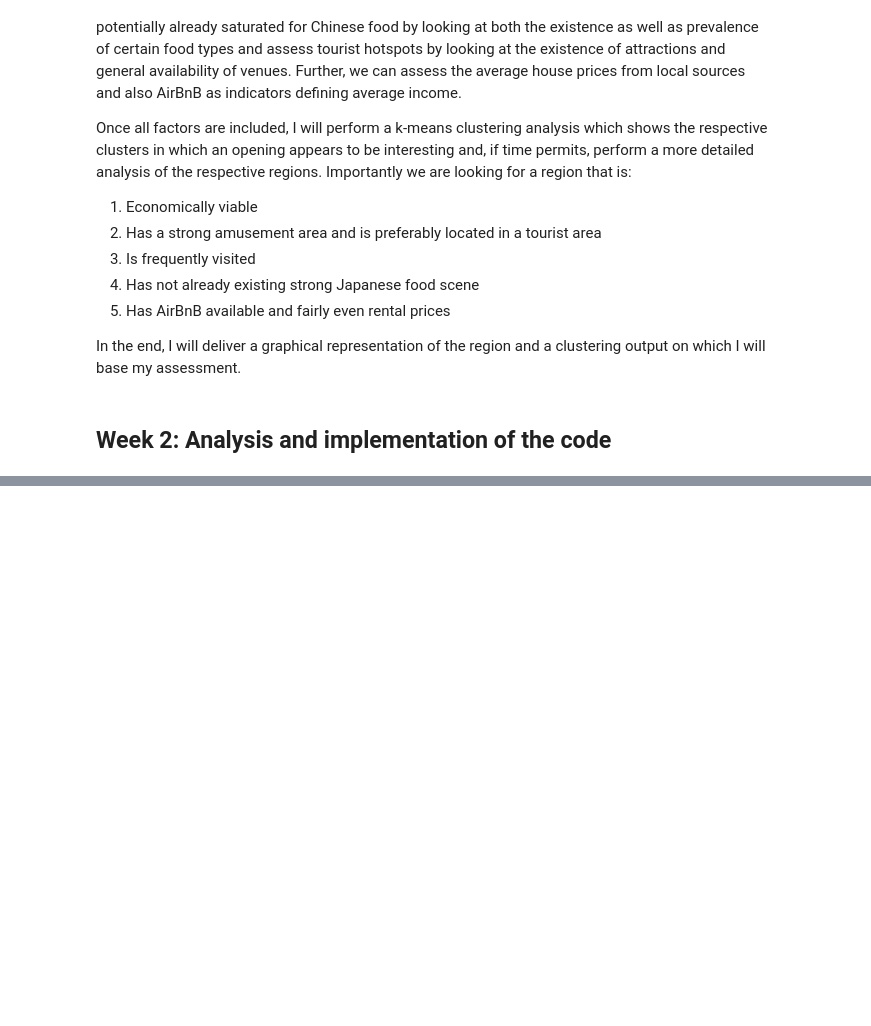
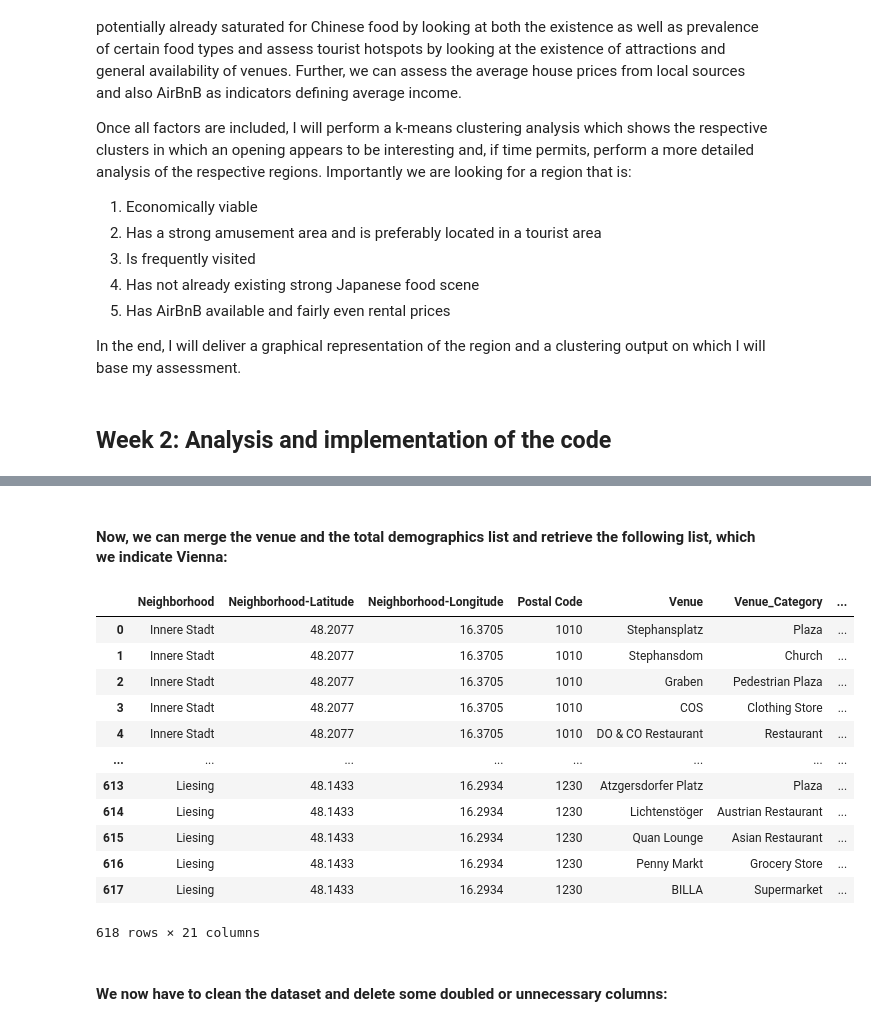
Before and after one commit to NikolasAnic/Coursera-Capstone, a Jupyter notebook: Capstone-Project-Battle-of-neighborhoods.ipynb, the cells around one changed output, grey strips where cells are left out. Cells and saved outputs as stored; diff of their text form; code cells hidden in the pictures; blank space fills up the shorter version.

```diff
--- a/Capstone-Project-Battle-of-neighborhoods.ipynb
+++ b/Capstone-Project-Battle-of-neighborhoods.ipynb
@@ -34,0 +232,21 @@ In the end, I will deliver a graphical representation of the region and a cluste
+# %% [markdown]
+#### Now, we can merge the venue and the total demographics list and retrieve the following list, which we indicate Vienna:
+# %%
+Vienna = pd.merge(Vienna, vienna_total, on = "Postal Code")
+Vienna
+# %% [output]
+|  | Neighborhood | Neighborhood-Latitude | Neighborhood-Longitude | Postal Code | Venue | Venue_Category | ... |
+| 0 | Innere Stadt | 48.2077 | 16.3705 | 1010 | Stephansplatz | Plaza | ... |
+| 1 | Innere Stadt | 48.2077 | 16.3705 | 1010 | Stephansdom | Church | ... |
+| 2 | Innere Stadt | 48.2077 | 16.3705 | 1010 | Graben | Pedestrian Plaza | ... |
+| 3 | Innere Stadt | 48.2077 | 16.3705 | 1010 | COS | Clothing Store | ... |
+| 4 | Innere Stadt | 48.2077 | 16.3705 | 1010 | DO & CO Restaurant | Restaurant | ... |
+| ... | ... | ... | ... | ... | ... | ... | ... |
+| 613 | Liesing | 48.1433 | 16.2934 | 1230 | Atzgersdorfer Platz | Plaza | ... |
+| 614 | Liesing | 48.1433 | 16.2934 | 1230 | Lichtenstöger | Austrian Restaurant | ... |
+| 615 | Liesing | 48.1433 | 16.2934 | 1230 | Quan Lounge | Asian Restaurant | ... |
+| 616 | Liesing | 48.1433 | 16.2934 | 1230 | Penny Markt | Grocery Store | ... |
+| 617 | Liesing | 48.1433 | 16.2934 | 1230 | BILLA | Supermarket | ... |
+618 rows × 21 columns
+# %% [markdown]
+#### We now have to clean the dataset and delete some doubled or unnecessary columns:
```
Also changed, not shown: parts of 25 cells of this notebook, 1 other file.
